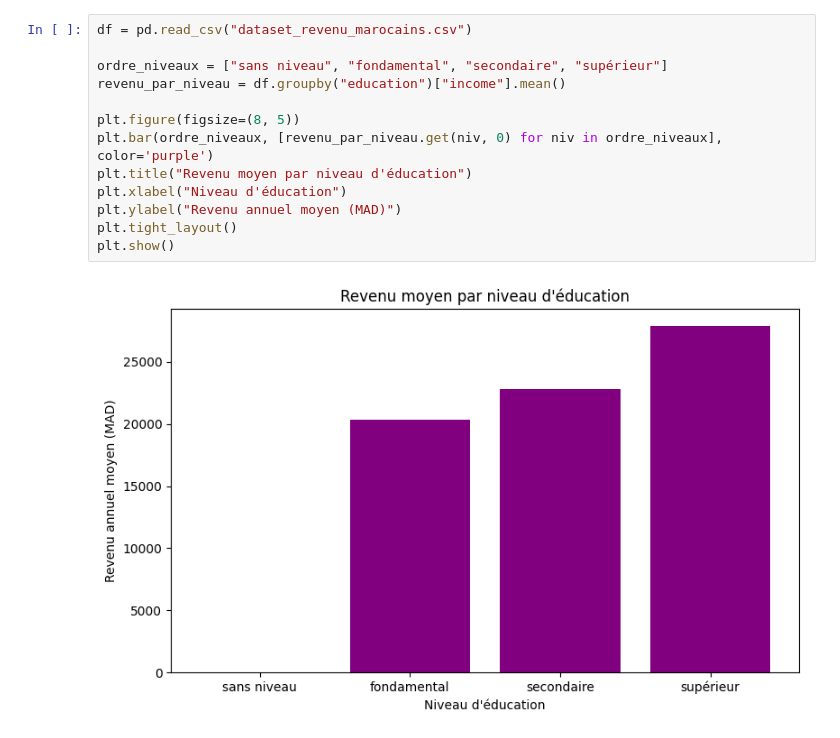
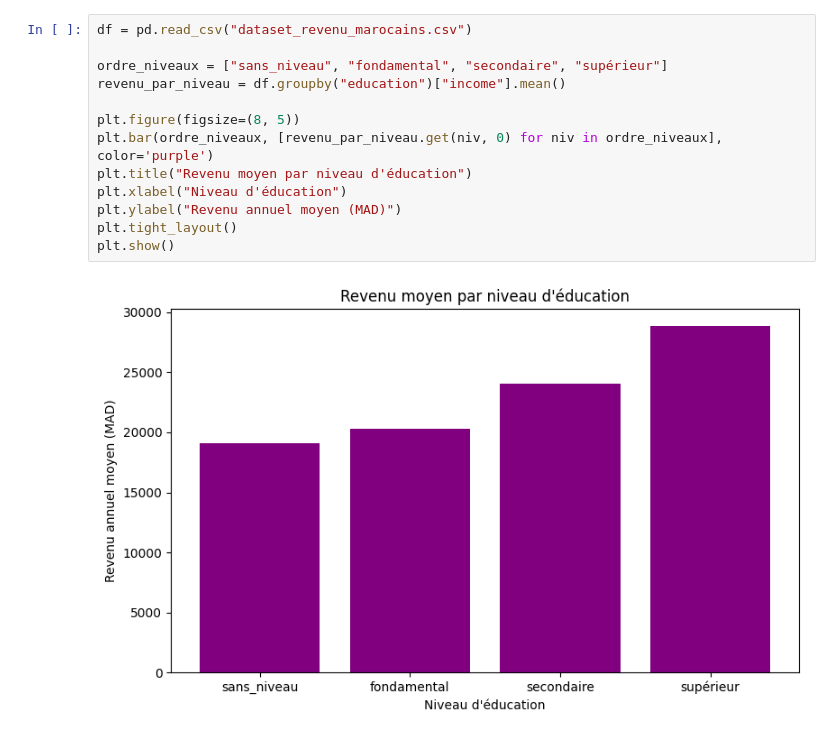
Before and after one commit to elnassim/ProjectML, a Jupyter notebook: Untitled-1.ipynb, the cells around one changed output. Saved outputs shown, nothing was run; the diff lists cells and outputs as text.

```diff
--- a/Untitled-1.ipynb
+++ b/Untitled-1.ipynb
@@ -153,17 +153,17 @@ plt.show()
 # %%
 df = pd.read_csv("dataset_revenu_marocains.csv")
 
-ordre_niveaux = ["sans niveau", "fondamental", "secondaire", "supérieur"]
+ordre_niveaux = ["sans_niveau", "fondamental", "secondaire", "supérieur"]
 revenu_par_niveau = df.groupby("education")["income"].mean()
 
 plt.figure(figsize=(8, 5))
 plt.bar(ordre_niveaux, [revenu_par_niveau.get(niv, 0) for niv in ordre_niveaux], color='purple')
 plt.title("Revenu moyen par niveau d'éducation")
 plt.xlabel("Niveau d'éducation")
 plt.ylabel("Revenu annuel moyen (MAD)")
 plt.tight_layout()
 plt.show()
 # %% [output]
-[figure, old version]
+[figure, new version]
 # %%
 revenu_par_experience = df.groupby("years_experience")["income"].mean()
```
Also changed, not shown: parts of 13 cells of this notebook, 4 other files.
